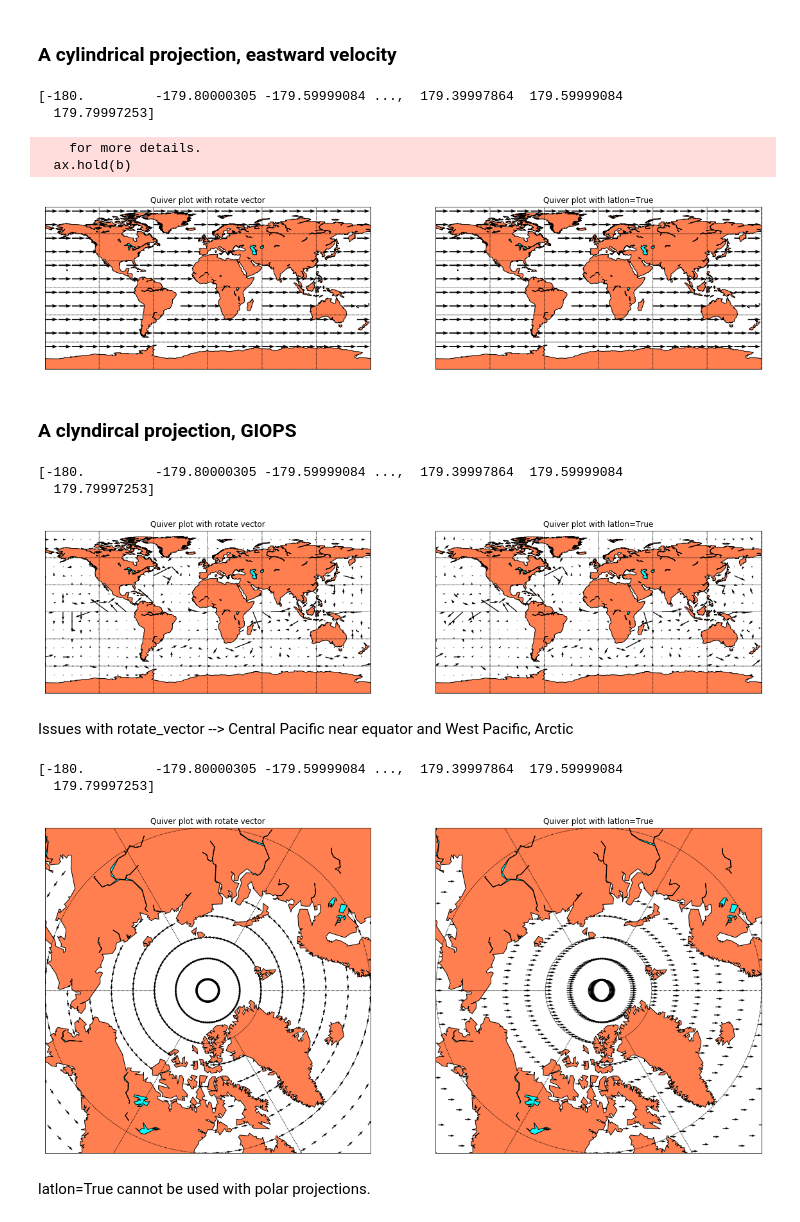
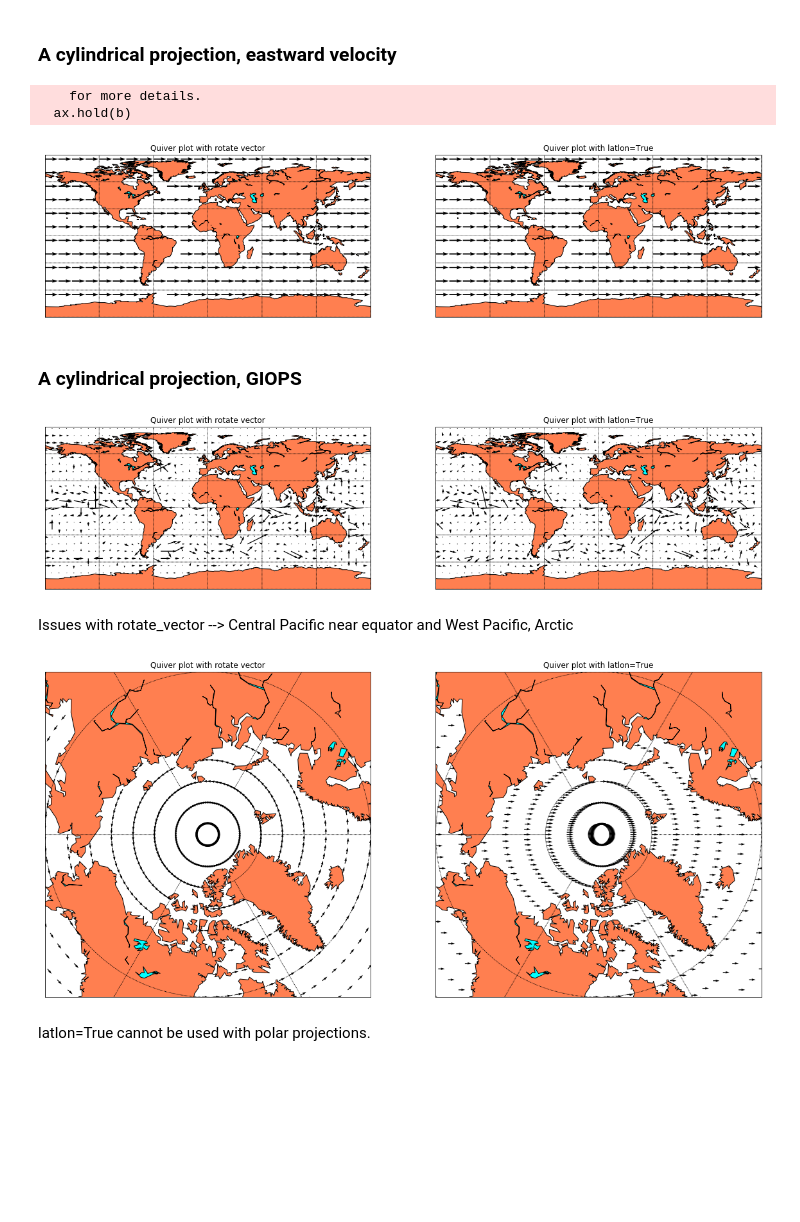
Before and after one commit to nsoontie/ocn_nav, a Jupyter notebook: notebooks/velocity/Using basemap quiver plots on polar projections.ipynb, the cells around one changed output. Drawn from its saved outputs; the diff is of its cells as text; code cells hidden in the pictures; blank space fills up the shorter version.

```diff
--- a/notebooks/velocity/Using basemap quiver plots on polar projections.ipynb
+++ b/notebooks/velocity/Using basemap quiver plots on polar projections.ipynb
@@ -59,0 +62,18 @@ True
+# %%
+lon_adjust = (lon + 180. ) % (360.) - 180.
+inds = np.argsort(lon_adjust)
+lon_adjust=lon_adjust[inds]
+U_GIOPS_adjust=U_GIOPS[:,inds]
+mask = U_GIOPS.mask[:,inds]
+U_GIOPS_adjust = np.ma.masked_array(U_GIOPS_adjust,mask=mask)
+V_GIOPS_adjust=V_GIOPS[:,inds]
+mask = V_GIOPS.mask[:,inds]
+V_GIOPS_adjust = np.ma.masked_array(V_GIOPS_adjust,mask=mask)
+# %%
+fig,axs=plt.subplots(2,1,figsize=(10,10))
+ax=axs[0]
+ax.pcolormesh(lon, lat, V_GIOPS)
+ax.set_title('0 to 360 grid')
+ax=axs[1]
+ax.pcolormesh(lon_adjust, lat, V_GIOPS_adjust)
+ax.set_title('-180 to 180 grid')
@@ -106,14 +129,7 @@ Other *args and **kwargs passed on to matplotlib.pyplot.quiver.
 # %%
 def compare_methods_cyl(U,V,lons,lats,st=75,scale=25):
     fig,axs = plt.subplots(1,2,figsize=(20,10))
-    # Adjust longitude from -180 to 180 (instead of 0 to 360)
-    lon_adjust = np.rad2deg( (np.radians(lons) + np.pi) % (2 * np.pi ) - np.pi)
-    inds = np.argsort(lon_adjust)
-    lon_adjust = lon_adjust[inds]
-    print(lon_adjust)
-    u_adjust=U[:,inds]
-    v_adjust=V[:,inds]
-    lonmesh,latmesh = np.meshgrid(lon_adjust, lats)
+    lonmesh,latmesh = np.meshgrid(lons, lats)
 
     for ax, method in zip(axs, ['rotate', 'latlon']):
         bmap = Basemap(projection='cyl',llcrnrlat=-90,urcrnrlat=90,
@@ -123,33 +139,29 @@ def compare_methods_cyl(U,V,lons,lats,st=75,scale=25):
         bmap.drawparallels(np.arange(-90.,120.,30.))
         bmap.drawmeridians(np.arange(0.,360.,60.))
         if method == 'rotate':
-            unew, vnew, x, y = bmap.rotate_vector(u_adjust, v_adjust, lonmesh, latmesh, returnxy=True)
+            unew, vnew, x, y = bmap.rotate_vector(U, V, lonmesh, latmesh, returnxy=True)
             bmap.quiver(x[::st,::st],y[::st,::st],unew[::st,::st],vnew[::st,::st],
                         scale=scale,ax=ax)
             ax.set_title('Quiver plot with rotate vector')
         else:
-            bmap.quiver(lonmesh[::st,::st],latmesh[::st,::st],u_adjust[::st,::st],v_adjust[::st,::st],
+            bmap.quiver(lonmesh[::st,::st],latmesh[::st,::st],U[::st,::st],V[::st,::st],
                         latlon=True,scale=scale,ax=ax)
             ax.set_title('Quiver plot with latlon=True')
     return fig
 # %% [markdown]
 ### A cylindrical projection, eastward velocity
 # %%
-fig = compare_methods_cyl(U_east,V_east,lon[:],lat[:])
+fig = compare_methods_cyl(U_east,V_east,lon_adjust,lat)
 # %% [output]
-[-180.         -179.80000305 -179.59999084 ...,  179.39997864  179.59999084
-  179.79997253]
+    for more details.
+  ax.hold(b)
-    for more details.
-  ax.hold(b)
 [figure]
 # %% [markdown]
-### A clyndircal projection, GIOPS
+### A cylindrical projection, GIOPS
 # %%
-fig = compare_methods_cyl(U_GIOPS,V_GIOPS,lon[:],lat[:],st=50,scale=15)
+fig = compare_methods_cyl(U_GIOPS_adjust,V_GIOPS_adjust,lon_adjust,lat,st=40,scale=15)
 # %% [output]
-[-180.         -179.80000305 -179.59999084 ...,  179.39997864  179.59999084
-  179.79997253]
-[figure, old version]
+[figure, new version]
 # %% [markdown]
 Issues with rotate_vector --> Central Pacific near equator and West Pacific, Arctic
 # %%
@@ -181,10 +186,8 @@ def compare_methods_polar(U,V,lons,lats,st=75,scale=25):
             ax.set_title('Quiver plot with latlon=True')
     return fig
 # %%
-fig = compare_methods_polar(U_east,V_east,lon[:],lat[:],st=20, scale=50)
+fig = compare_methods_polar(U_east,V_east,lon_adjust,lat,st=20, scale=50)
 # %% [output]
-[-180.         -179.80000305 -179.59999084 ...,  179.39997864  179.59999084
-  179.79997253]
 [figure]
 # %% [markdown]
 latlon=True cannot be used with polar projections.
```
Also changed, not shown: parts of 5 cells of this notebook.
